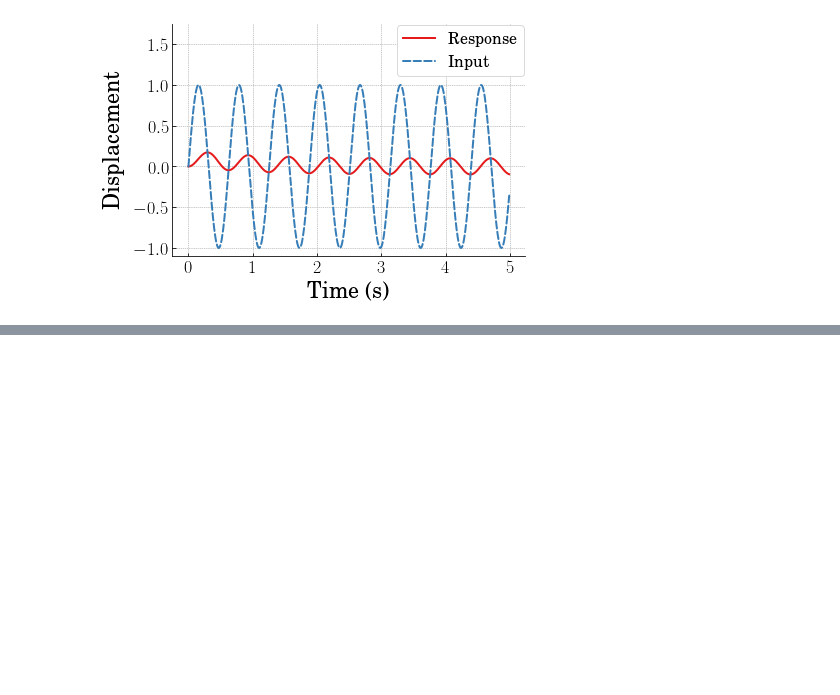
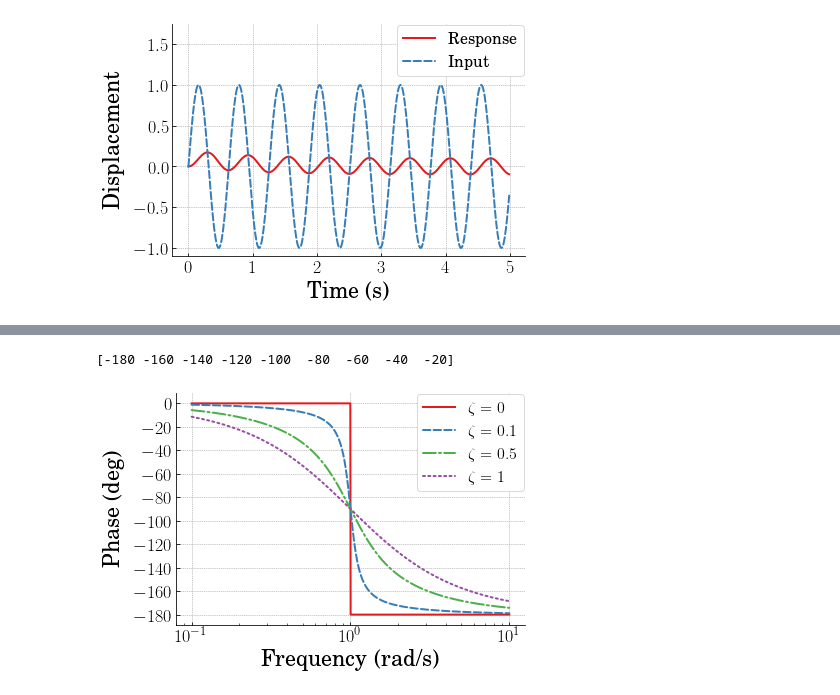
Before and after one commit to gge0866/MCHE474---Control-Systems, a Jupyter notebook: Jupyter Notebooks/Bode_plot_example.ipynb, the cells around one changed output, grey strips where cells are left out. Drawn from its saved outputs; the diff is of its cells as text; code cells hidden in the pictures; blank space fills up the shorter version.

```diff
--- a/Jupyter Notebooks/Bode_plot_example.ipynb
+++ b/Jupyter Notebooks/Bode_plot_example.ipynb
@@ -190,0 +272,49 @@ plt.tight_layout(pad=0.5)
+# %%
+#############################################################
+fig = plt.figure(figsize=(6,4))
+ax = plt.gca()
+plt.subplots_adjust(bottom=0.17, left=0.17, top=0.96, right=0.96)
+
+# Change the axis units font
+plt.setp(ax.get_ymajorticklabels(),fontsize=18)
+plt.setp(ax.get_xmajorticklabels(),fontsize=18)
+
+ax.spines['right'].set_color('none')
+ax.spines['top'].set_color('none')
+
+ax.xaxis.set_ticks_position('bottom')
+ax.yaxis.set_ticks_position('left')
+
+# Turn on the plot grid and set appropriate linestyle and color
+ax.grid(True,linestyle=':', color='0.75')
+ax.set_axisbelow(True)
+
+# Define the X and Y axis labels
+plt.xlabel('Frequency (rad/s)', fontsize=22, weight='bold', labelpad=5)
+plt.ylabel('Phase (deg)', fontsize=22, weight='bold', labelpad=10)
+
+plt.plot(omega1, phase1*180/np.pi, linewidth=2, linestyle='-', label=r'$\zeta=0$')
+plt.plot(omega2, phase2*180/np.pi, linewidth=2, linestyle='--', label=r'$\zeta=0.1$')
+plt.plot(omega3, phase3*180/np.pi, linewidth=2, linestyle='-.', label=r'$\zeta=0.5$')
+plt.plot(omega4, phase4*180/np.pi, linewidth=2, linestyle=':', label=r'$\zeta=1$')
+# ax.set_yscale('log')
+ax.set_xscale('log')
+ax.set_yticks(np.arange(-180,1,20))
+# plt.plot(time, sin_input, linewidth=2, linestyle='--', label=r'Input')
+# uncomment below and set limits if needed
+# plt.xlim(0,5)
+# plt.ylim(-1.1,1.75)
+
+# Create the legend, then fix the fontsize
+leg = plt.legend(loc='upper right', ncol = 1, fancybox=True, )
+ltext  = leg.get_texts()
+plt.setp(ltext,fontsize=16)
+
+# Adjust the page layout filling the page using the new tight_layout command
+plt.tight_layout(pad=0.5)
+
+# save the figure as a high-res pdf in the current folder
+# plt.savefig('plot_filename.pdf')
+# %% [output]
+[-180 -160 -140 -120 -100  -80  -60  -40  -20]
+[figure, added]
```
Also changed, not shown: parts of 2 cells of this notebook.
